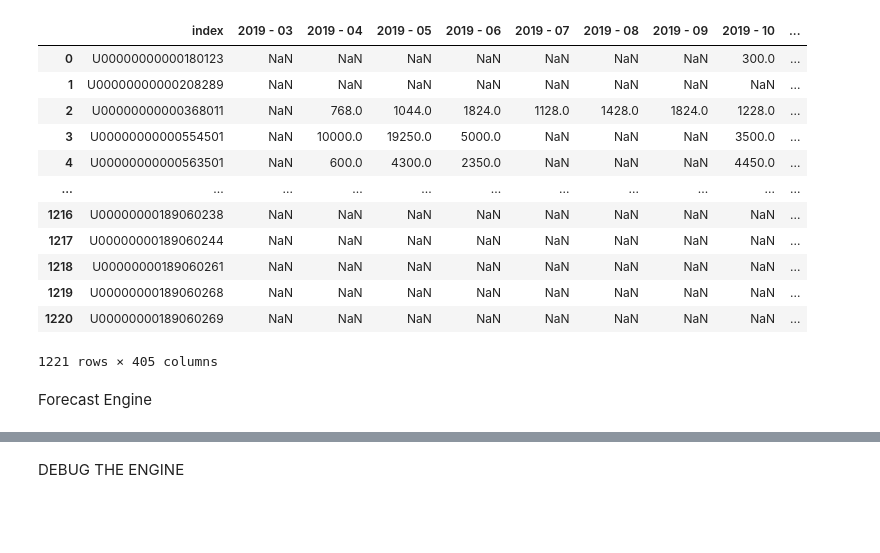
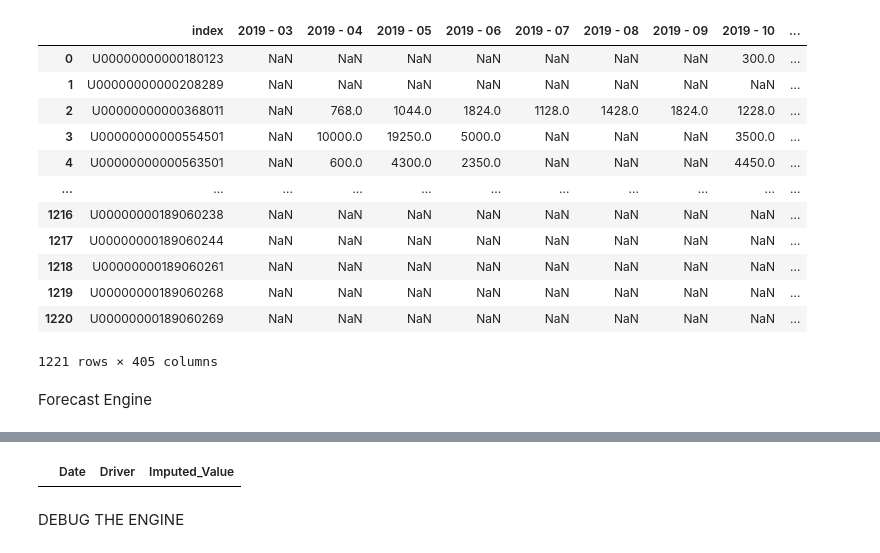
Before and after one commit to AnandMcKinsey/Thunderbird, a Jupyter notebook: Forecast_engine.ipynb, the cells around one changed output, grey strips where cells are left out. Cells and saved outputs as stored; diff of their text form; code cells hidden in the pictures; blank space fills up the shorter version.

```diff
--- a/Forecast_engine.ipynb
+++ b/Forecast_engine.ipynb
@@ -281,0 +486,2 @@ output_temp = df_output.ravel()[0]['output']
+# %%
+ti = daddy_df
@@ -282,3 +569,43 @@ output_temp = df_output.ravel()[0]['output']
+# %%
+ti_key = pd.DataFrame([ti_key])
+key_classifier_train_set = pd.concat([ti_key]*classifier_train_set.shape[0],axis=0, ignore_index=True)
+classifier_train_set = pd.concat([key_classifier_train_set,classifier_train_set],axis=1)
+
+################################################################# FOR ANALYSIS MODULE IN NON-PROD ENV ######################################################################
+key_df_univariate = pd.concat([ti_key]*df_univariate.shape[0],axis=0, ignore_index=True)
+df_univariate = pd.concat([key_df_univariate,df_univariate],axis=1)
+key_df_multivariate = pd.concat([ti_key]*df_multivariate.shape[0],axis=0, ignore_index=True)
+df_multivariate = pd.concat([key_df_multivariate,df_multivariate],axis=1)
+key_df_ensemble = pd.concat([ti_key]*df_ensemble.shape[0],axis=0, ignore_index=True)
+df_ensemble = pd.concat([key_df_ensemble,df_ensemble],axis=1)
+# %%
+try:
+    key_var = pd.concat([ti_key]*var_coeff.shape[0],axis=0, ignore_index=True)
+    var_coeff = pd.concat([key_var,var_coeff],axis=1)
+except: pass
+
+# ti_key = pd.concat([ti_key]*forecast_out.shape[0], ignore_index=True)
+# output = pd.concat([ti_key,forecast_out],axis=1)
+
+try:
+    var_coeff['key'] = var_coeff['d1_id'].astype(str)+var_coeff['d2_id'].astype(str)+var_coeff['d3_id'].astype(str)+var_coeff['d4_id'].astype(str)+var_coeff['d5_id'].astype(str)+var_coeff['d6_id'].astype(str)+var_coeff['kpi_id'].astype(str)
+except: pass
+
+ti_imputed = ti[ti['Header'].isin(var_coeff['Date'].unique().tolist())]
+ti_imputed = pd.melt(ti_imputed, id_vars = 'Header')
+ti_imputed.columns = ['Date','Driver','Imputed_Value']
+try:
+    var_coeff = pd.merge(var_coeff,ti_imputed,on = ['Date','Driver'])
+except:
+    var_coeff = pd.DataFrame(columns=['index','d1_id','d2_id','d3_id','d4_id','d5_id','d6_id','kpi_id','currency_code','randNumCol','Model','Date','Driver','Impact','key','Imputed_Value'])
+# %%
+ti_imputed = ti[ti['Header'].isin(var_coeff['Date'].unique().tolist())]
+ti_imputed = pd.melt(ti_imputed, id_vars = 'Header')
+ti_imputed.columns = ['Date','Driver','Imputed_Value']
+# %%
+ti_imputed
+# %% [output]
+|  | Date | Driver | Imputed_Value |
 # %% [markdown]
 DEBUG THE ENGINE
 # %%
```
Also changed, not shown: parts of 21 cells of this notebook, 10 other files.
